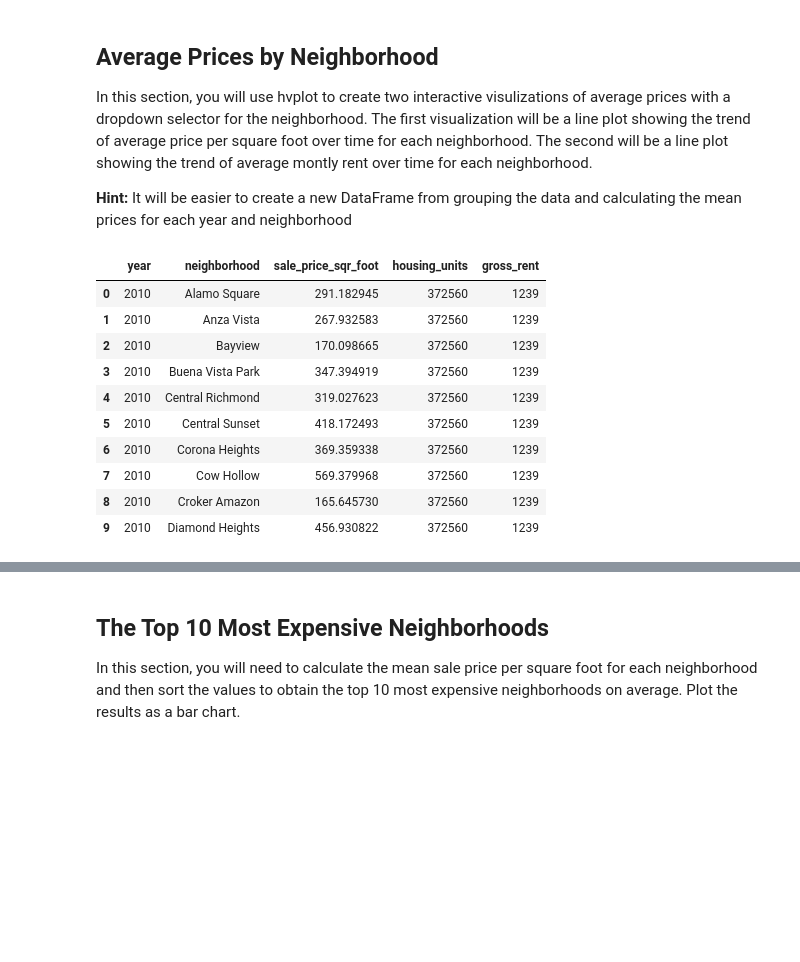
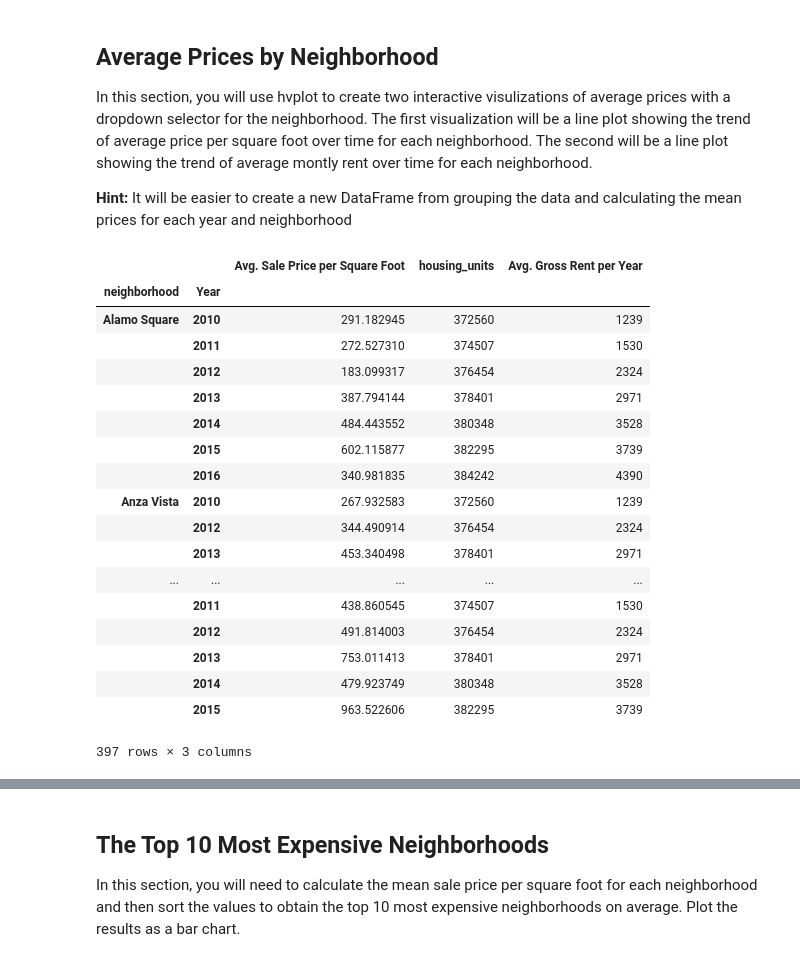
Before and after one commit to Row-Bell/Unit_6_Pythonic_Monopoly, a Jupyter notebook: rental_analysis.ipynb, the cells around one changed output, grey strips where cells are left out. Drawn from its saved outputs; the diff is of its cells as text; code cells hidden in the pictures; blank space fills up the shorter version.

```diff
--- a/rental_analysis.ipynb
+++ b/rental_analysis.ipynb
@@ -139,18 +143,36 @@ In this section, you will use hvplot to create two interactive visulizations of
 **Hint:** It will be easier to create a new DataFrame from grouping the data and calculating the mean prices for each year and neighborhood
 # %%
 # Group by year and neighborhood and then create a new dataframe of the mean values
+
+neighborhood = sfo_data.reset_index()
+neighborhood = neighborhood.rename(columns={
+    'year': 'Year',
+    'sale_price_sqr_foot':'Avg. Sale Price per Square Foot',
+    'gross_rent': 'Avg. Gross Rent per Year'
+    }
+)
+new_sfo_data = neighborhood.groupby(['neighborhood','Year']).mean()
+new_sfo_data
 # %% [output]
-|  | year | neighborhood | sale_price_sqr_foot | housing_units | gross_rent |
-| 0 | 2010 | Alamo Square | 291.182945 | 372560 | 1239 |
-| 1 | 2010 | Anza Vista | 267.932583 | 372560 | 1239 |
-| 2 | 2010 | Bayview | 170.098665 | 372560 | 1239 |
-| 3 | 2010 | Buena Vista Park | 347.394919 | 372560 | 1239 |
-| 4 | 2010 | Central Richmond | 319.027623 | 372560 | 1239 |
-| 5 | 2010 | Central Sunset | 418.172493 | 372560 | 1239 |
-| 6 | 2010 | Corona Heights | 369.359338 | 372560 | 1239 |
-| 7 | 2010 | Cow Hollow | 569.379968 | 372560 | 1239 |
-| 8 | 2010 | Croker Amazon | 165.645730 | 372560 | 1239 |
-| 9 | 2010 | Diamond Heights | 456.930822 | 372560 | 1239 |
+|  |  | Avg. Sale Price per Square Foot | housing_units | Avg. Gross Rent per Year |
+| neighborhood | Year |  |  |  |
+| Alamo Square | 2010 | 291.182945 | 372560 | 1239 |
+|  | 2011 | 272.527310 | 374507 | 1530 |
+|  | 2012 | 183.099317 | 376454 | 2324 |
+|  | 2013 | 387.794144 | 378401 | 2971 |
+|  | 2014 | 484.443552 | 380348 | 3528 |
+|  | 2015 | 602.115877 | 382295 | 3739 |
+|  | 2016 | 340.981835 | 384242 | 4390 |
+| Anza Vista | 2010 | 267.932583 | 372560 | 1239 |
+|  | 2012 | 344.490914 | 376454 | 2324 |
+|  | 2013 | 453.340498 | 378401 | 2971 |
+| ... | ... | ... | ... | ... |
+|  | 2011 | 438.860545 | 374507 | 1530 |
+|  | 2012 | 491.814003 | 376454 | 2324 |
+|  | 2013 | 753.011413 | 378401 | 2971 |
+|  | 2014 | 479.923749 | 380348 | 3528 |
+|  | 2015 | 963.522606 | 382295 | 3739 |
+397 rows × 3 columns
 # %%
 # Use hvplot to create an interactive line chart of the average price per sq ft.
 # The plot should have a dropdown selector for the neighborhood
```
Also changed, not shown: parts of 13 cells of this notebook, 1 other file.
